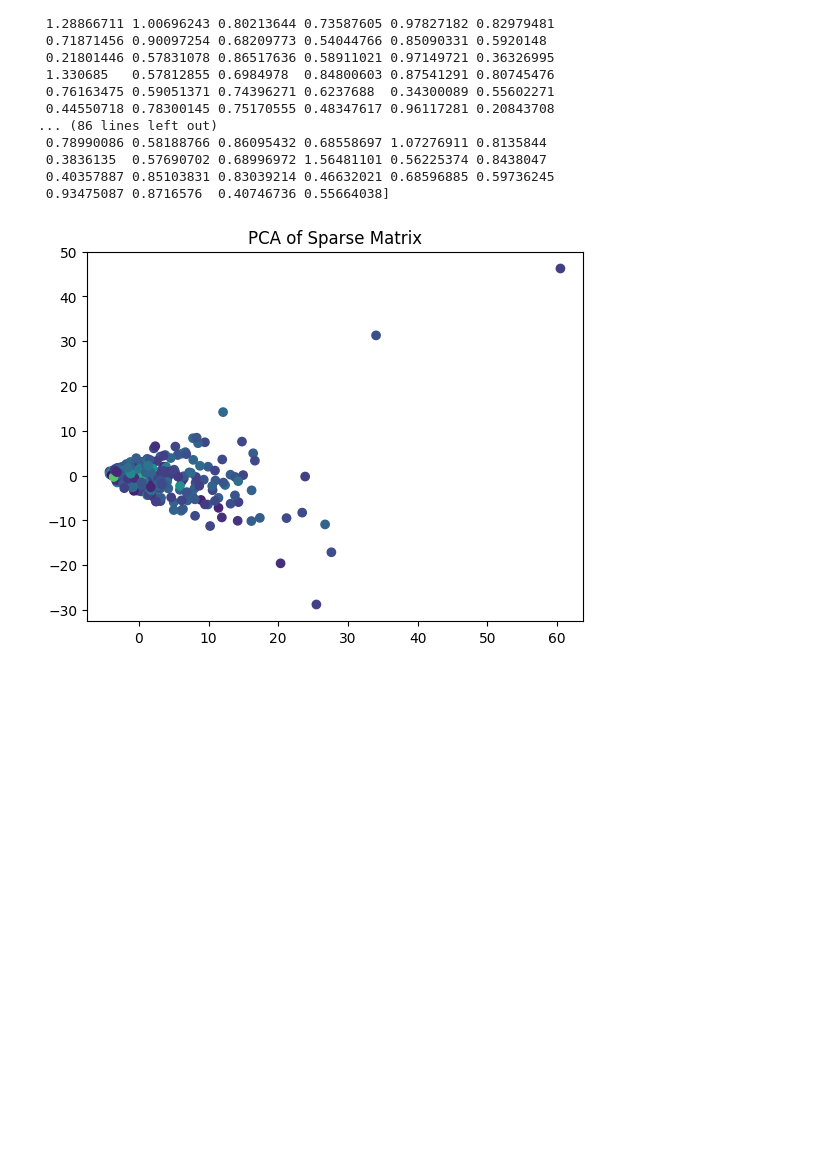
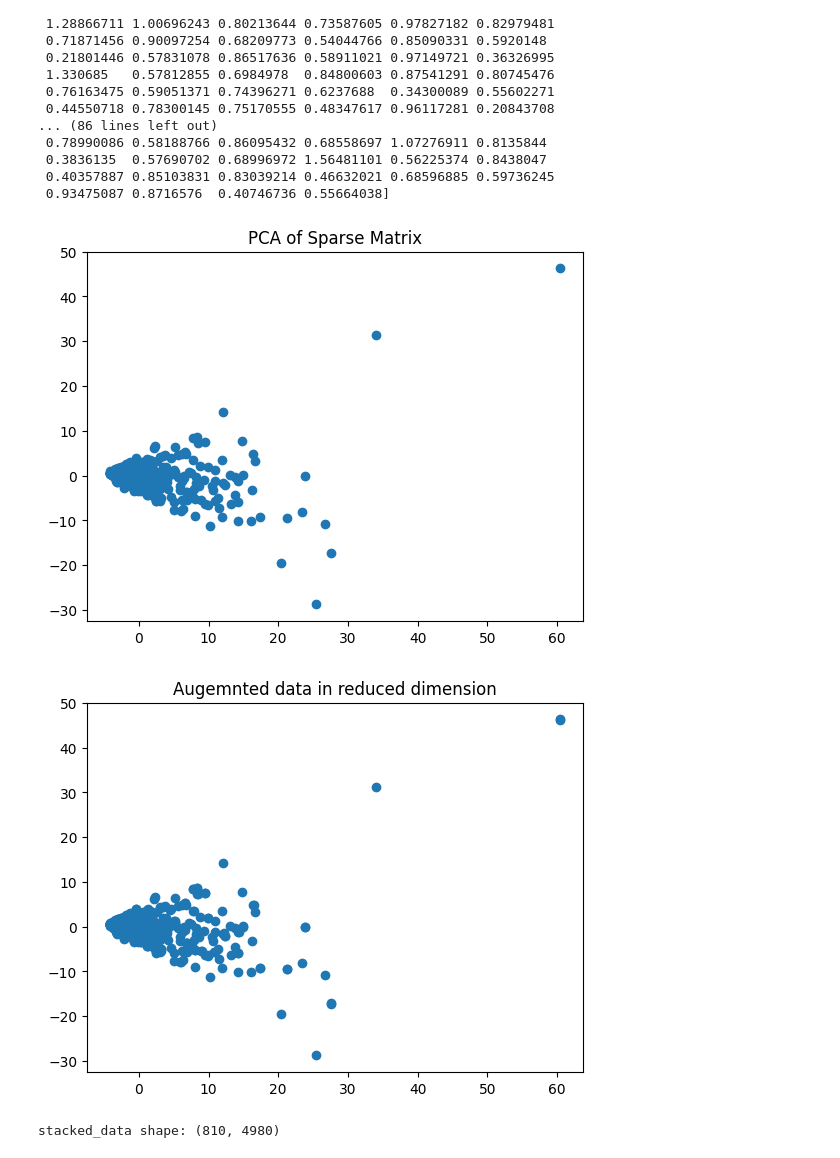
Before and after one commit to rs-benatti/collaborative_filter, a Jupyter notebook: data_visualization.ipynb, the cells around one changed output. Saved outputs shown, nothing was run; the diff lists cells and outputs as text; code cells hidden in the pictures; blank space fills up the shorter version.

Commit message:
PCA data augmentation

```diff
--- a/data_visualization.ipynb
+++ b/data_visualization.ipynb
@@ -403,35 +403,44 @@ print(rmse_per_user)
 # Generate a random sparse matrix
 X = non_normalized_train_data = np.load('./dataset/ratings_train.npy')
 X[np.isnan(X)] = 0
 
 n_samples = X.shape[0]
 n_features = X.shape[1]
 
 # Perform PCA
 n_components = 2  # Number of components to retain
 pca = PCA(n_components=n_components)
 X_r = pca.fit_transform(X)
 
 # Plot the results
 fig = plt.figure()
-plt.scatter(X_r[:, 0], X_r[:, 1], c=rmse_per_user)
+plt.scatter(X_r[:, 0], X_r[:, 1])
 plt.title('PCA of Sparse Matrix')
 plt.show()
 
 
+
+# Randomly select 100 samples from the original data
+num_samples_to_select = 200
+random_indices = np.random.choice(X_r.shape[0], num_samples_to_select, replace=False)
+selected_samples = X_r[random_indices]
+
 # Add noise to lower-dimensional data
 noise_std = 0.1
-noise = np.random.normal(0, noise_std, X_r.shape)
-noisy_data = X_r + noise
+noise = np.random.normal(0, noise_std, selected_samples.shape)
+noisy_data = selected_samples + noise
 
 stacked_data = np.vstack((X_r, noisy_data))
 
 # Remap to a higher dimension
-remapped_data = np.dot(noisy_data, pca.components_.T)
+remapped_data = np.dot(stacked_data, pca.components_)
 # Plot the results
 fig = plt.figure()
 plt.scatter(stacked_data[:, 0], stacked_data[:, 1])
 plt.title('Augemnted data in reduced dimension')
 plt.show()
+print(f"stacked_data shape: {remapped_data.shape}")
 # %% [output]
-[figure, old version]
+[figure, new version]
+[figure, added]
+stacked_data shape: (810, 4980)
```
Also changed, not shown: parts of 4 cells of this notebook.
